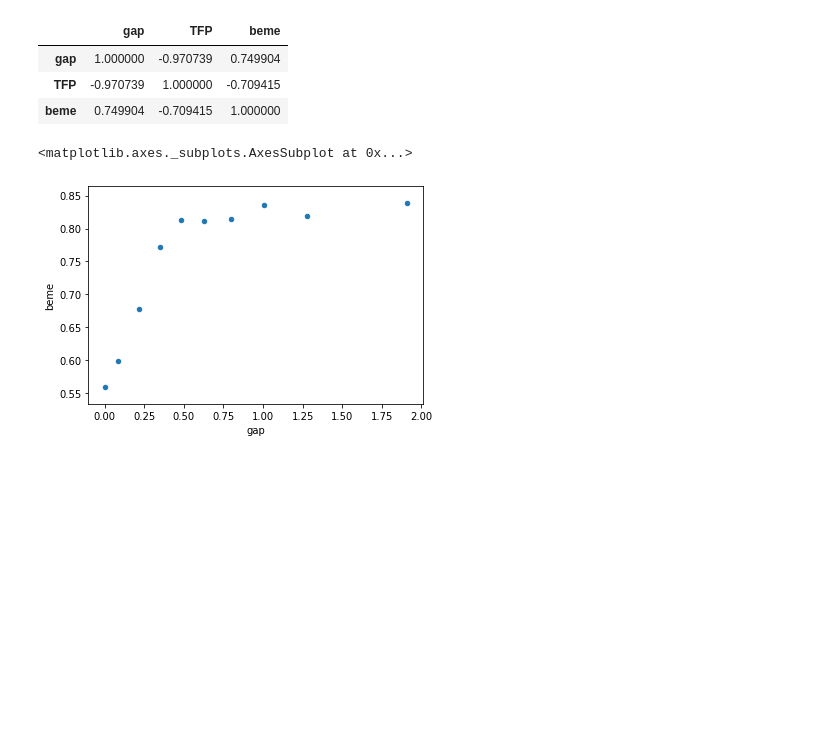
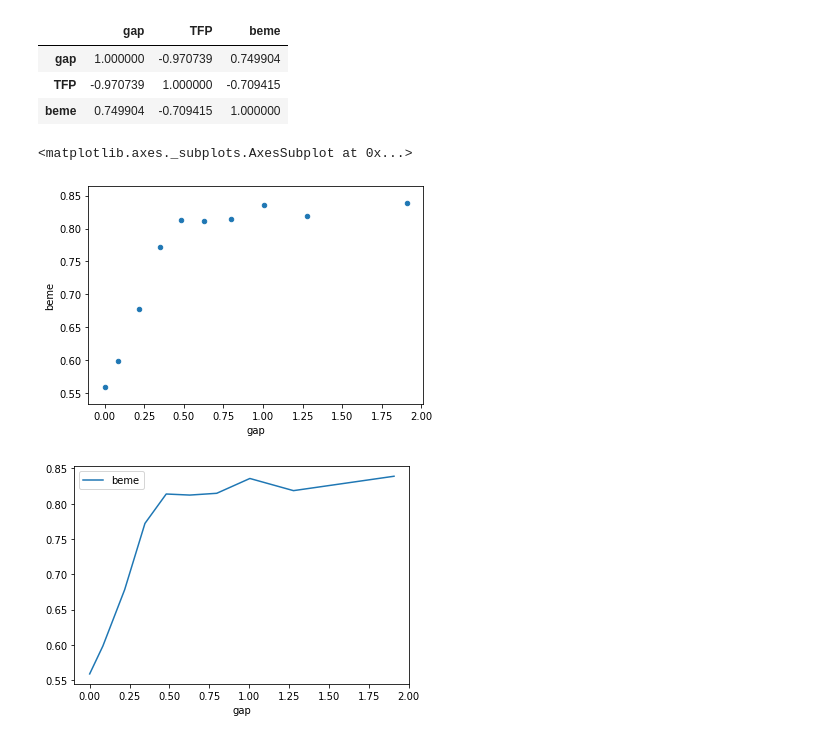
Before and after one commit to pakshingho/ProductivityReturns, a Jupyter notebook: codes/TFP EDA.ipynb, the cells around one changed output. Drawn from its saved outputs; the diff is of its cells as text; code cells hidden in the pictures; blank space fills up the shorter version.

```diff
--- a/codes/TFP EDA.ipynb
+++ b/codes/TFP EDA.ipynb
@@ -593,6 +593,8 @@ overall_sort_df.corr()
 | beme | 0.749904 | -0.709415 | 1.000000 |
 # %%
 overall_sort_df.plot.scatter(y='beme',x='gap')
+overall_sort_df.plot.line(y='beme',x='gap')
 # %% [output]
 <matplotlib.axes._subplots.AxesSubplot at 0x...>
 [figure]
+[figure, added]
```
Also changed, not shown: parts of 2 cells of this notebook.
